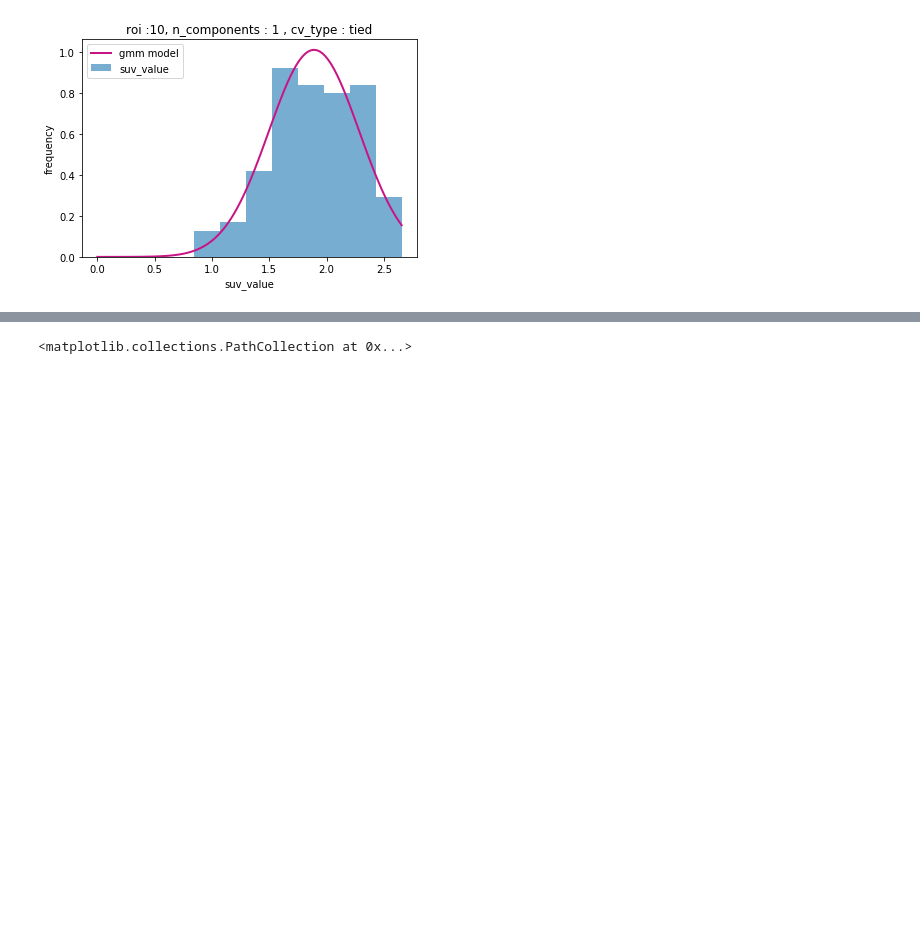
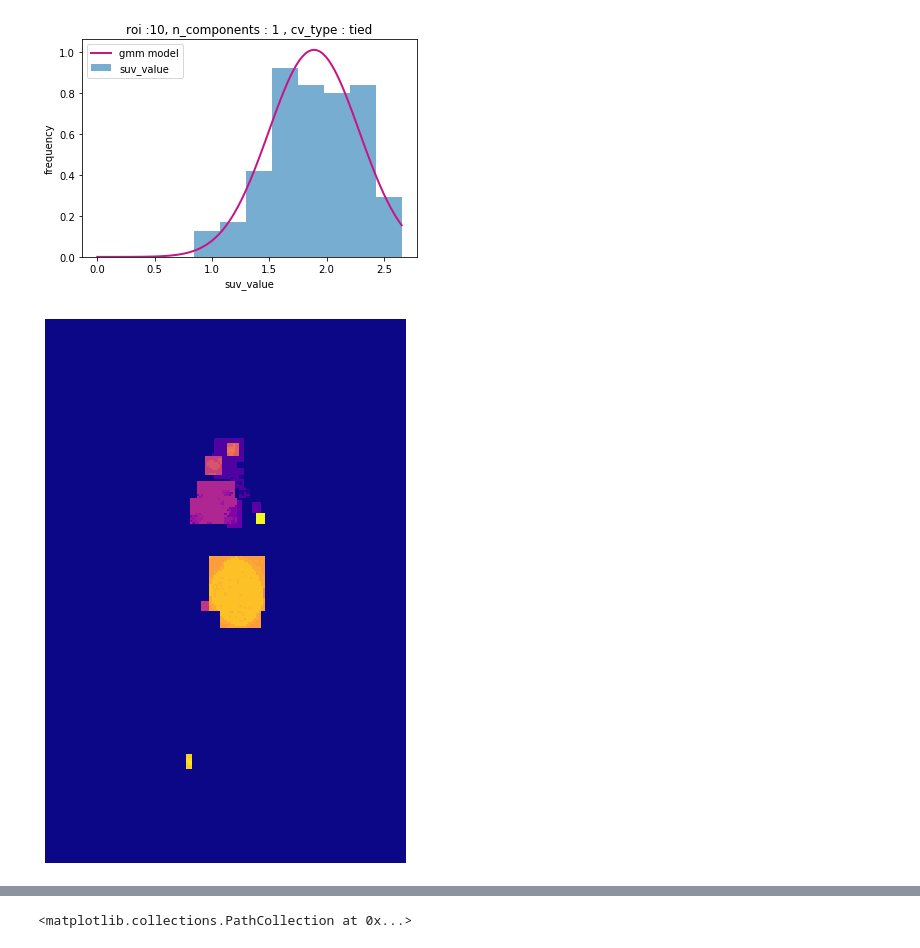
Before and after one commit to wendyrvllr/Dicom-To-CNN, a Jupyter notebook: post_processing.ipynb, the cells around one changed output, grey strips where cells are left out. Saved outputs shown, nothing was run; the diff lists cells and outputs as text; code cells hidden in the pictures; blank space fills up the shorter version.

```diff
--- a/post_processing.ipynb
+++ b/post_processing.ipynb
@@ -30,7 +26,7 @@ mip_imshow(labelled_mask, 0)
 # %% [output]
 [figure]
 # %%
-dict = mask_object.extract_features(mask_object.pet_img, mask_object.get_binary_mask_img(labelled_mask))
+features = mask_object.extract_features(mask_object.pet_img, mask_object.get_binary_mask_img(labelled_mask))
 # %% [output]
 GLCM is symmetrical, therefore Sum Average = 2 * Joint Average, only 1 needs to be calculated
 GLCM is symmetrical, therefore Sum Average = 2 * Joint Average, only 1 needs to be calculated
@@ -43,7 +39,7 @@ GLCM is symmetrical, therefore Sum Average = 2 * Joint Average, only 1 needs to
 GLCM is symmetrical, therefore Sum Average = 2 * Joint Average, only 1 needs to be calculated
 GLCM is symmetrical, therefore Sum Average = 2 * Joint Average, only 1 needs to be calculated
 # %%
-parameters = mask_object.gaussien_mixture_model(dict)
+parameters = mask_object.gaussien_mixture_model(features)
 # %% [output]
 [figure]
 [figure]
@@ -55,3 +51,7 @@ parameters = mask_object.gaussien_mixture_model(dict)
 [figure]
 [figure]
 [figure]
+# %%
+mip_imshow(mask_object.get_new_labelled_mask(parameters, features),0)
+# %% [output]
+[figure, added]
```
Also changed, not shown: parts of 6 cells of this notebook.
